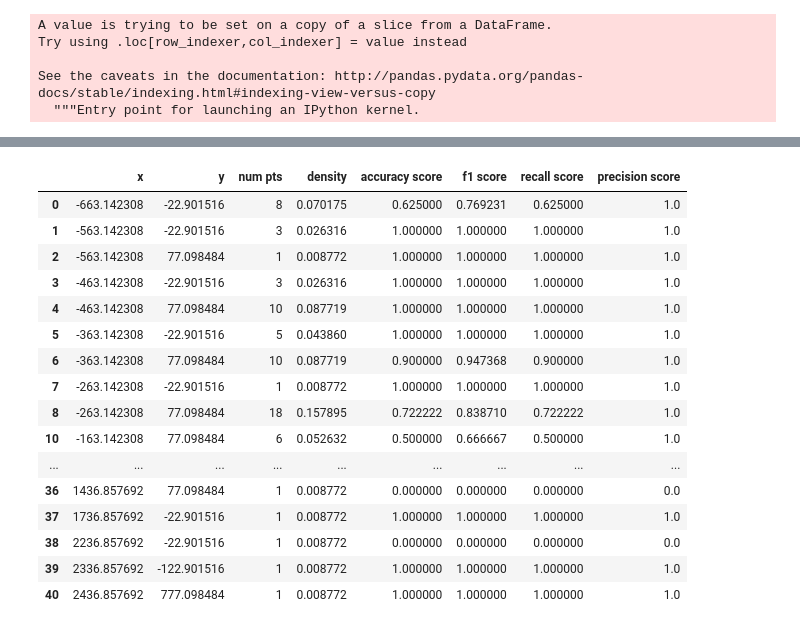
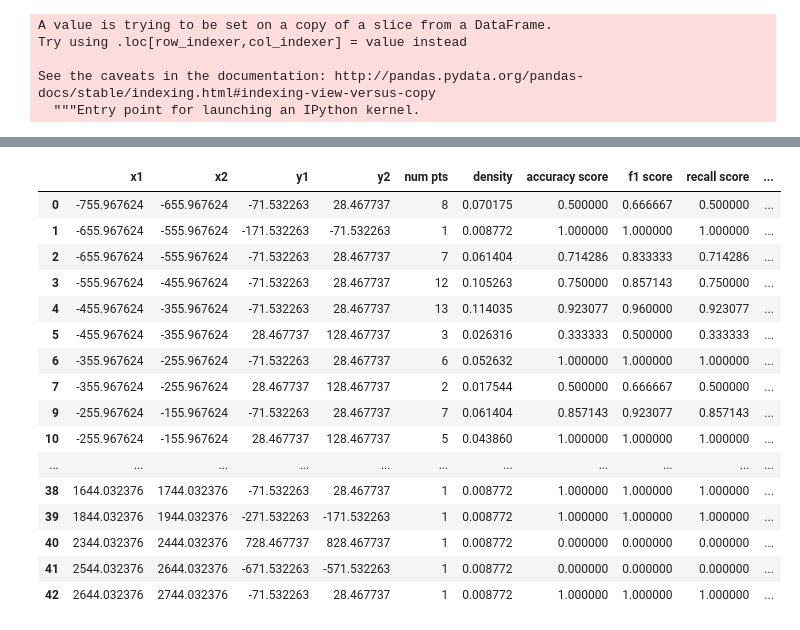
Before and after one commit to apoorva-sh/zodiac-experiments, a Jupyter notebook: experiments.ipynb, the cells around one changed output, grey strips where cells are left out. Saved outputs shown, nothing was run; the diff lists cells and outputs as text; code cells hidden in the pictures.

```diff
--- a/experiments.ipynb
+++ b/experiments.ipynb
@@ -90,11 +90,12 @@ def genXY(h,data):
     """
     generate x and y grid values of height h
     """
-    minx = min(data['principal component 1'])
+    minx = min(data['principal component 1']) - h
     maxx = max(data['principal component 1']) + h
     numDivX = round((maxx - minx)/h)
     print(numDivX)
     x_l = []
+    x_l.append(minx)
     for i in range(1,numDivX+1):
         x_l.append((i*h) +minx)
 
@@ -102,11 +103,12 @@ def genXY(h,data):
         x_l.append(maxx)
 
 
-    miny = min(data['principal component 2'])
+    miny = min(data['principal component 2']) - h
     maxy = max(data['principal component 2']) + h
     numDivY = round((maxy - miny)/h)
     print(numDivY)
     y_l = []
+    y_l.append(miny)
     for i in range(1,numDivY+1):
         y_l.append((i*h) + miny)
 
@@ -239,28 +241,28 @@ def genDensityMetric(data,x_l,y_l):
                 acc = accuracy_score(results,preds)
                 rec = recall_score(results,preds)
                 prec = precision_score(results,preds)
-                densityMap.append([x_l[x+1],y_l[y+1],density,density/count,acc,f1,rec,prec])
-    dm = pd.DataFrame(data = densityMap, columns=['x','y','num pts','density','accuracy score','f1 score','recall score','precision score'])
+                densityMap.append([x_l[x],x_l[x+1],y_l[y],y_l[y+1],density,density/count,acc,f1,rec,prec])
+    dm = pd.DataFrame(data = densityMap, columns=['x1','x2','y1','y2','num pts','density','accuracy score','f1 score','recall score','precision score'])
     return dm
 # %%
 densityMap = genDensityMetric(test,x_l_1,y_l_1)
 # %%
-densityMap.sort_values(by=['x'],ascending=True)
+densityMap.sort_values(by=['x1'],ascending=True)
 # %% [output]
-|  | x | y | num pts | density | accuracy score | f1 score | recall score | precision score |
-| 0 | -663.142308 | -22.901516 | 8 | 0.070175 | 0.625000 | 0.769231 | 0.625000 | 1.0 |
-| 1 | -563.142308 | -22.901516 | 3 | 0.026316 | 1.000000 | 1.000000 | 1.000000 | 1.0 |
-| 2 | -563.142308 | 77.098484 | 1 | 0.008772 | 1.000000 | 1.000000 | 1.000000 | 1.0 |
-| 3 | -463.142308 | -22.901516 | 3 | 0.026316 | 1.000000 | 1.000000 | 1.000000 | 1.0 |
-| 4 | -463.142308 | 77.098484 | 10 | 0.087719 | 1.000000 | 1.000000 | 1.000000 | 1.0 |
-| 5 | -363.142308 | -22.901516 | 5 | 0.043860 | 1.000000 | 1.000000 | 1.000000 | 1.0 |
-| 6 | -363.142308 | 77.098484 | 10 | 0.087719 | 0.900000 | 0.947368 | 0.900000 | 1.0 |
-| 7 | -263.142308 | -22.901516 | 1 | 0.008772 | 1.000000 | 1.000000 | 1.000000 | 1.0 |
-| 8 | -263.142308 | 77.098484 | 18 | 0.157895 | 0.722222 | 0.838710 | 0.722222 | 1.0 |
-| 10 | -163.142308 | 77.098484 | 6 | 0.052632 | 0.500000 | 0.666667 | 0.500000 | 1.0 |
-| ... | ... | ... | ... | ... | ... | ... | ... | ... |
-| 36 | 1436.857692 | 77.098484 | 1 | 0.008772 | 0.000000 | 0.000000 | 0.000000 | 0.0 |
-| 37 | 1736.857692 | -22.901516 | 1 | 0.008772 | 1.000000 | 1.000000 | 1.000000 | 1.0 |
-| 38 | 2236.857692 | -22.901516 | 1 | 0.008772 | 0.000000 | 0.000000 | 0.000000 | 0.0 |
-| 39 | 2336.857692 | -122.901516 | 1 | 0.008772 | 1.000000 | 1.000000 | 1.000000 | 1.0 |
-| 40 | 2436.857692 | 777.098484 | 1 | 0.008772 | 1.000000 | 1.000000 | 1.000000 | 1.0 |
+|  | x1 | x2 | y1 | y2 | num pts | density | accuracy score | f1 score | recall score | ... |
+| 0 | -755.967624 | -655.967624 | -71.532263 | 28.467737 | 8 | 0.070175 | 0.500000 | 0.666667 | 0.500000 | ... |
+| 1 | -655.967624 | -555.967624 | -171.532263 | -71.532263 | 1 | 0.008772 | 1.000000 | 1.000000 | 1.000000 | ... |
+| 2 | -655.967624 | -555.967624 | -71.532263 | 28.467737 | 7 | 0.061404 | 0.714286 | 0.833333 | 0.714286 | ... |
+| 3 | -555.967624 | -455.967624 | -71.532263 | 28.467737 | 12 | 0.105263 | 0.750000 | 0.857143 | 0.750000 | ... |
+| 4 | -455.967624 | -355.967624 | -71.532263 | 28.467737 | 13 | 0.114035 | 0.923077 | 0.960000 | 0.923077 | ... |
+| 5 | -455.967624 | -355.967624 | 28.467737 | 128.467737 | 3 | 0.026316 | 0.333333 | 0.500000 | 0.333333 | ... |
+| 6 | -355.967624 | -255.967624 | -71.532263 | 28.467737 | 6 | 0.052632 | 1.000000 | 1.000000 | 1.000000 | ... |
+| 7 | -355.967624 | -255.967624 | 28.467737 | 128.467737 | 2 | 0.017544 | 0.500000 | 0.666667 | 0.500000 | ... |
+| 9 | -255.967624 | -155.967624 | -71.532263 | 28.467737 | 7 | 0.061404 | 0.857143 | 0.923077 | 0.857143 | ... |
+| 10 | -255.967624 | -155.967624 | 28.467737 | 128.467737 | 5 | 0.043860 | 1.000000 | 1.000000 | 1.000000 | ... |
+| ... | ... | ... | ... | ... | ... | ... | ... | ... | ... | ... |
+| 38 | 1644.032376 | 1744.032376 | -71.532263 | 28.467737 | 1 | 0.008772 | 1.000000 | 1.000000 | 1.000000 | ... |
+| 39 | 1844.032376 | 1944.032376 | -271.532263 | -171.532263 | 1 | 0.008772 | 1.000000 | 1.000000 | 1.000000 | ... |
+| 40 | 2344.032376 | 2444.032376 | 728.467737 | 828.467737 | 1 | 0.008772 | 0.000000 | 0.000000 | 0.000000 | ... |
+| 41 | 2544.032376 | 2644.032376 | -671.532263 | -571.532263 | 1 | 0.008772 | 0.000000 | 0.000000 | 0.000000 | ... |
+| 42 | 2644.032376 | 2744.032376 | -71.532263 | 28.467737 | 1 | 0.008772 | 1.000000 | 1.000000 | 1.000000 | ... |
```
Also changed, not shown: parts of 13 cells of this notebook, 1 other file.
